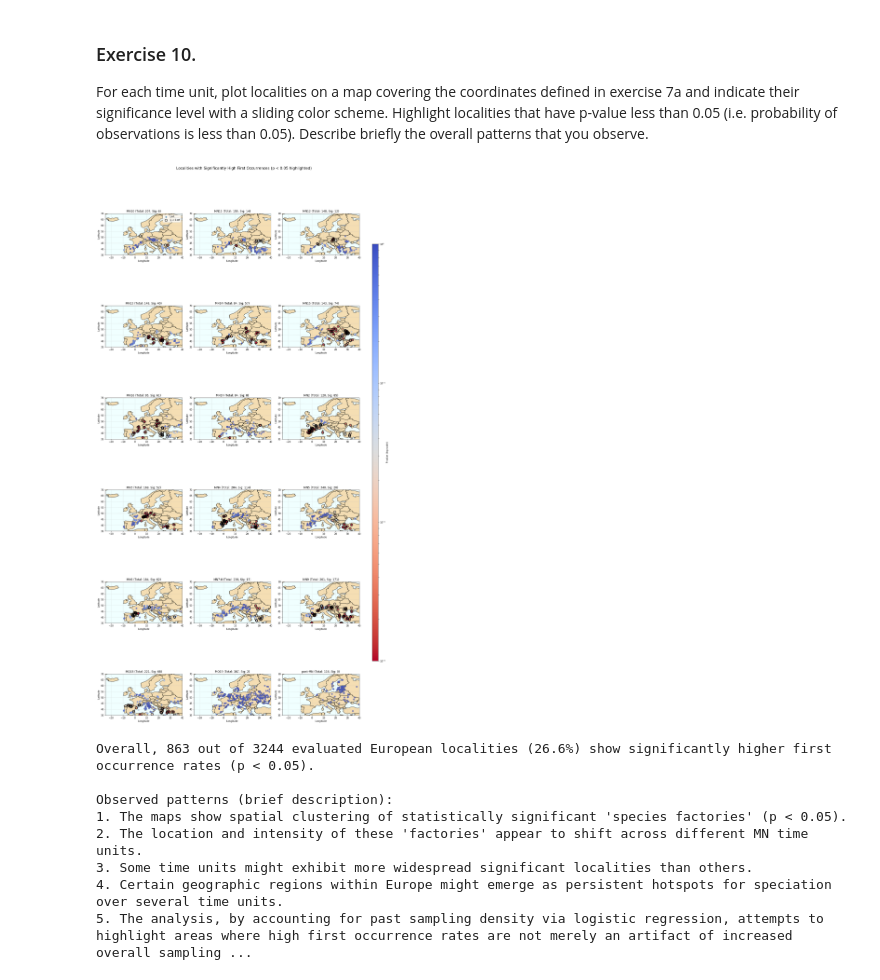
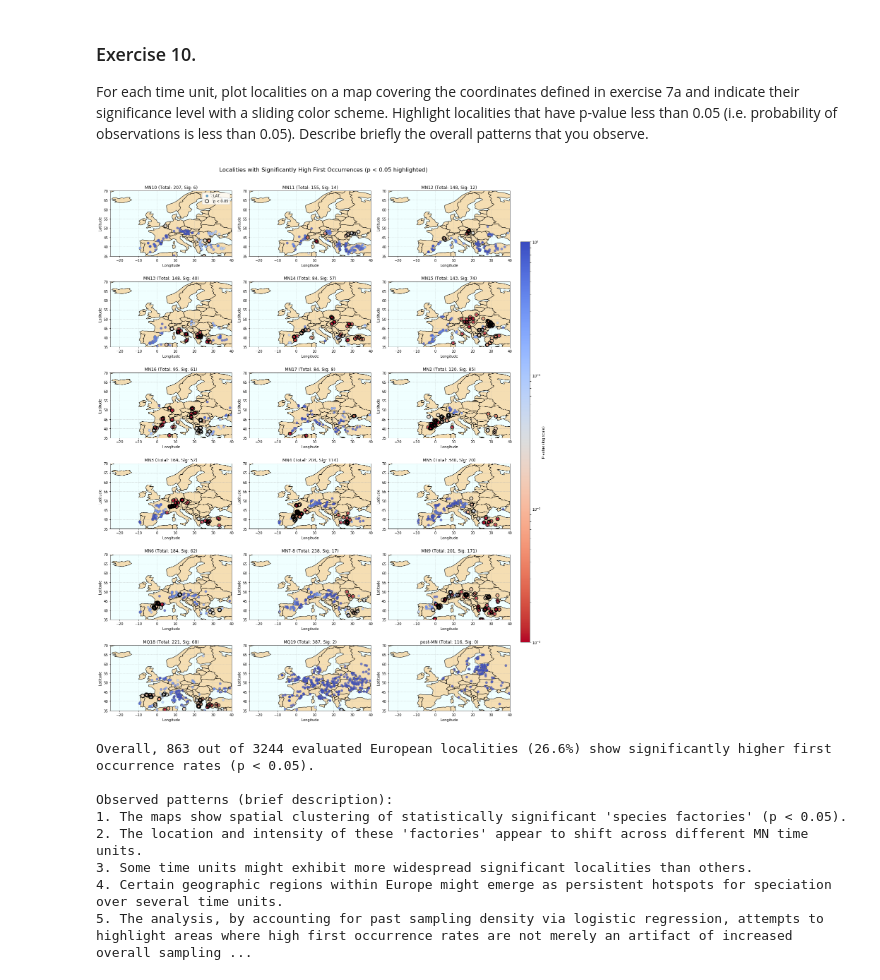
Before and after one commit to otorniko/part09-e01_fossil_analysis, a Jupyter notebook: src/fossil_analysis.ipynb, the cells around one changed output. Saved outputs shown, nothing was run; the diff lists cells and outputs as text; code cells hidden in the pictures.

```diff
--- a/src/fossil_analysis.ipynb
+++ b/src/fossil_analysis.ipynb
@@ -999,85 +1033,78 @@ the overall patterns that you observe.
 # %%
 plot_time_units_ex10 = sorted(european_localities_ex8['MN_Unit'].unique().tolist())
 
-fig = plt.figure(figsize=(18, 6 * ((len(plot_time_units_ex10) + 2) // 3)))
+fig = plt.figure(figsize=(18, 3.75 * ((len(plot_time_units_ex10) + 2) // 3)))
 n_cols = 3
 n_rows = (len(plot_time_units_ex10) + n_cols - 1) // n_cols
 
 cmap_coolwarm_r = cm.get_cmap("coolwarm_r")
 norm_log = LogNorm(vmin=0.001, vmax=1.0)
 
 for i, unit in enumerate(plot_time_units_ex10):
     ax = fig.add_subplot(n_rows, n_cols, i + 1)
     # Plot the world map
-    world.plot(ax=ax, color='wheat', edgecolor='black')
+    world.plot(ax=ax, color='wheat', edgecolor='black', zorder=1)
     ax.set_facecolor('azure')
 
     unit_data = european_localities_ex8[european_localities_ex8['MN_Unit'] == unit]
 
-    if not unit_data.empty:
-        scatter = ax.scatter(
-            unit_data['LONG'],
-            unit_data['LAT'],
-            s=50,
-            c=unit_data['p_value'].fillna(1.0),
-            cmap=cmap_coolwarm_r,
-            norm=norm_log,
-            alpha=0.7,
-            edgecolor='grey',
-            linewidth=0.5
-        )
+    scatter = ax.scatter(
+        unit_data['LONG'],
+        unit_data['LAT'],
+        s=50,
+        c=unit_data['p_value'].fillna(1.0),
+        cmap=cmap_coolwarm_r,
+        norm=norm_log,
+        alpha=0.7,
+        edgecolor='grey',
+        linewidth=0.5,
+        zorder=10
+    )
 
-        significant_localities = unit_data[unit_data['p_value'] < 0.05]
-        ax.scatter(
-            significant_localities['LONG'],
-            significant_localities['LAT'],
-            s=100,
-            facecolors='none',
-            edgecolors='black',
-            linewidths=1.5,
-            label='p < 0.05'
-        )
+    significant_localities = unit_data[unit_data['p_value'] < 0.05]
+    ax.scatter(
+        significant_localities['LONG'],
+        significant_localities['LAT'],
+        s=100,
+        facecolors='none',
+        edgecolors='black',
+        linewidths=1.5,
+        label='p < 0.05',
+        zorder=15
+    )
 
-        if i == 0 and not significant_localities.empty : ax.legend()
+    if i == 0 and not significant_localities.empty : ax.legend()
 
-        n_sig = len(significant_localities)
-        ax.set_title(f"{unit} (Total: {len(unit_data)}, Sig: {n_sig})")
-    else:
-        ax.set_title(f"{unit} (No data)")
+    n_sig = len(significant_localities)
+    ax.set_title(f"{unit} (Total: {len(unit_data)}, Sig: {n_sig})")
 
     ax.set_xlim(-25, 40)
     ax.set_ylim(35, 70)
     ax.set_xlabel('Longitude')
     ax.set_ylabel('Latitude')
     ax.grid(True, linestyle='--', alpha=0.5)
 
-if not european_localities_ex8.empty:
-    cbar_ax = fig.add_axes([0.93, 0.15, 0.02, 0.7])
-    sm_coolwarm = ScalarMappable(norm=norm_log, cmap=cmap_coolwarm_r)
-    sm_coolwarm.set_array([])
-    cbar = fig.colorbar(sm_coolwarm, cax=cbar_ax)
-    cbar.set_label('P-value (log scale)')
+cbar_ax = fig.add_axes([0.93, 0.15, 0.02, 0.7])
+sm_coolwarm = ScalarMappable(norm=norm_log, cmap=cmap_coolwarm_r)
+sm_coolwarm.set_array([])
+cbar = fig.colorbar(sm_coolwarm, cax=cbar_ax)
+cbar.set_label('P-value (log scale)')
 
-plt.tight_layout(rect=[0, 0, 0.9, 0.96])
+plt.tight_layout(rect=[0, 0, 0.92, 0.96])
 plt.suptitle('Localities with Significantly High First Occurrences (p < 0.05 highlighted)', fontsize=16, y=0.98)
 plt.show()
 
-if not european_localities_ex8.empty:
-    total_significant_count = (european_localities_ex8['p_value'] < 0.05).sum()
-    total_localities_evaluated = european_localities_ex8['p_value'].notna().sum()
-    if total_localities_evaluated > 0:
-        print(f"\nOverall, {total_significant_count} out of {total_localities_evaluated} evaluated European localities ({total_significant_count/total_localities_evaluated:.1%}) show significantly higher first occurrence rates (p < 0.05).")
-    else:
-        print("\nNo localities were evaluated for significance.")
-
-    print("\nObserved patterns (brief description):")
-    print("1. The maps show spatial clustering of statistically significant 'species factories' (p < 0.05).")
-    print("2. The location and intensity of these 'factories' appear to shift across different MN time units.")
-    print("3. Some time units might exhibit more widespread significant localities than others.")
-    print("4. Certain geographic regions within Europe might emerge as persistent hotspots for speciation over several time units.")
-    print("5. The analysis, by accounting for past sampling density via logistic regression, attempts to highlight areas where high first occurrence rates are not merely an artifact of increased overall sampling.")
+total_significant_count = (european_localities_ex8['p_value'] < 0.05).sum()
+total_localities_evaluated = european_localities_ex8['p_value'].notna().sum()
+print(f"\nOverall, {total_significant_count} out of {total_localities_evaluated} evaluated European localities ({total_significant_count/total_localities_evaluated:.1%}) show significantly higher first occurrence rates (p < 0.05).")
+print("\nObserved patterns (brief description):")
+print("1. The maps show spatial clustering of statistically significant 'species factories' (p < 0.05).")
+print("2. The location and intensity of these 'factories' appear to shift across different MN time units.")
+print("3. Some time units might exhibit more widespread significant localities than others.")
+print("4. Certain geographic regions within Europe might emerge as persistent hotspots for speciation over several time units.")
+print("5. The analysis, by accounting for past sampling density via logistic regression, attempts to highlight areas where high first occurrence rates are not merely an artifact of increased overall sampling.")
 # %% [output]
-[figure, old version]
+[figure, new version]
 Overall, 863 out of 3244 evaluated European localities (26.6%) show significantly higher first occurrence rates (p < 0.05).
 
 Observed patterns (brief description):
```
Also changed, not shown: parts of 8 cells of this notebook.
